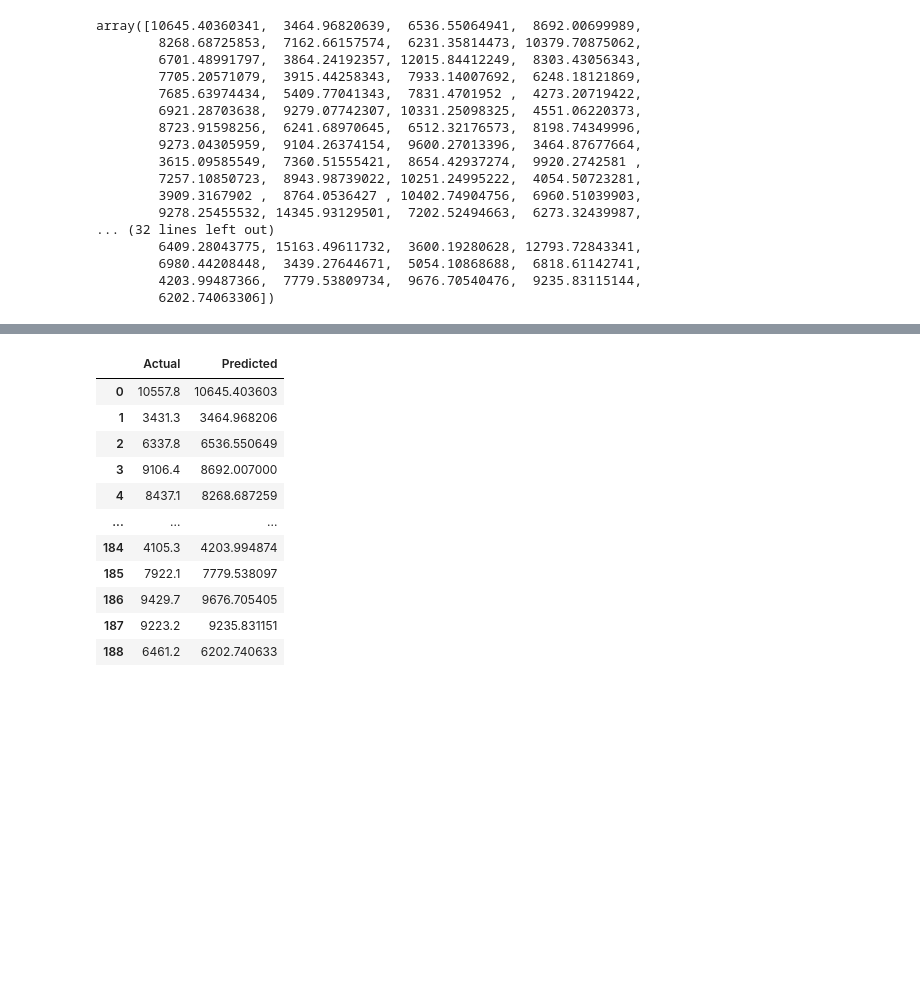
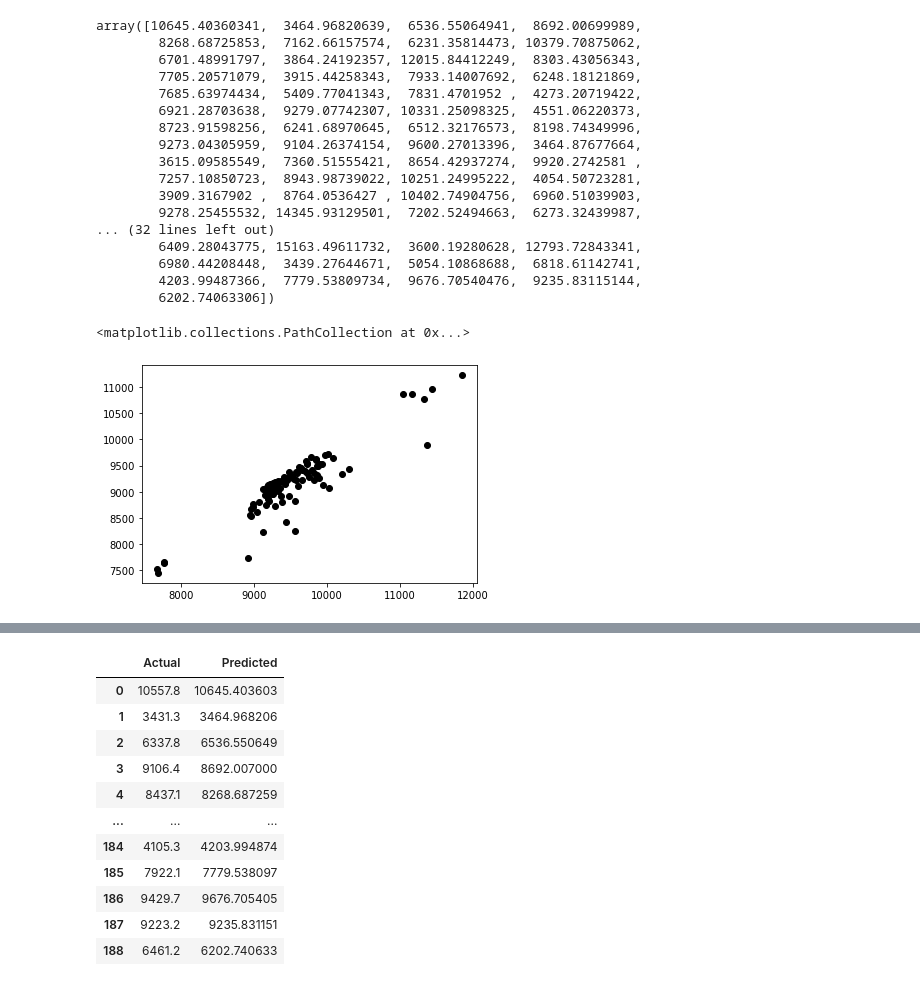
Before and after one commit to Akekunnaya/Bitcoin_and_Ethereum_Training_Model, a Jupyter notebook: Bitcoin_Training_Model.ipynb, the cells around one changed output, grey strips where cells are left out. Drawn from its saved outputs; the diff is of its cells as text; code cells hidden in the pictures; blank space fills up the shorter version.

```diff
--- a/Bitcoin_Training_Model.ipynb
+++ b/Bitcoin_Training_Model.ipynb
@@ -9,5 +8,5 @@ import warnings
 # %%
-bitcoin = pd.read_csv(r'C:\Users\aksha\Desktop\Bitcoins training model\Bitcoin Historical Data final .csv')
+bitcoin = pd.read_csv(r'C:\Users\aksha\Desktop\Projects\Bitcoins training model\Bitcoin Historical Data final .csv')
 print("Data import successful")
 bitcoin.describe()
 # %% [output]
@@ -95,3 +84,11 @@ array([10645.40360341,  3464.96820639,  6536.55064941,  8692.00699989,
         6980.44208448,  3439.27644671,  5054.10868688,  6818.61142741,
         4203.99487366,  7779.53809734,  9676.70540476,  9235.83115144,
         6202.74063306])
+# %%
+x = bitcoin.High[1:100]
+y = bitcoin.Low[1:100]
+# %%
+plt.scatter(x,y, c='black')
+# %% [output]
+<matplotlib.collections.PathCollection at 0x...>
+[figure, added]
```
Also changed, not shown: parts of 8 cells of this notebook.
